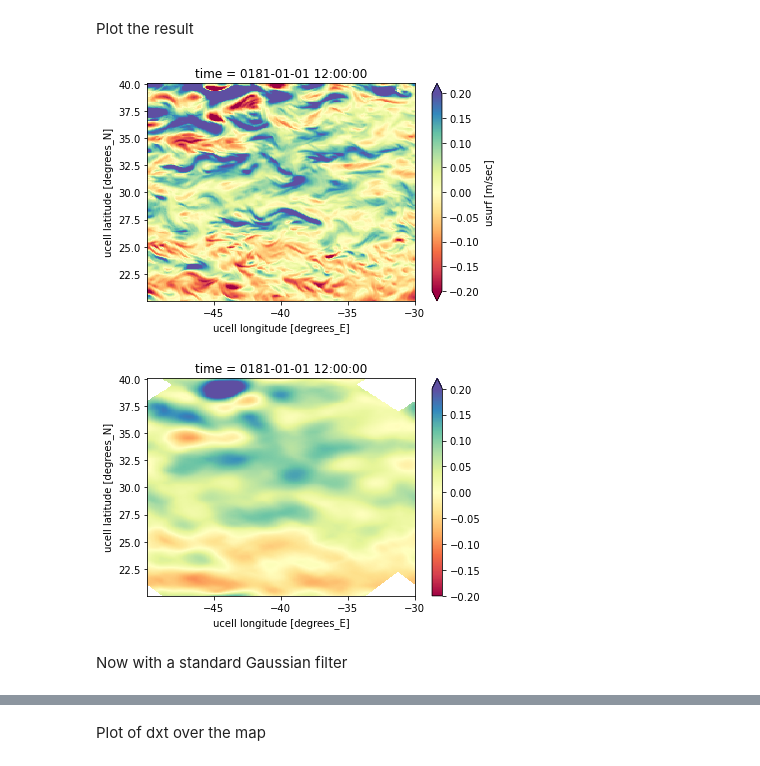
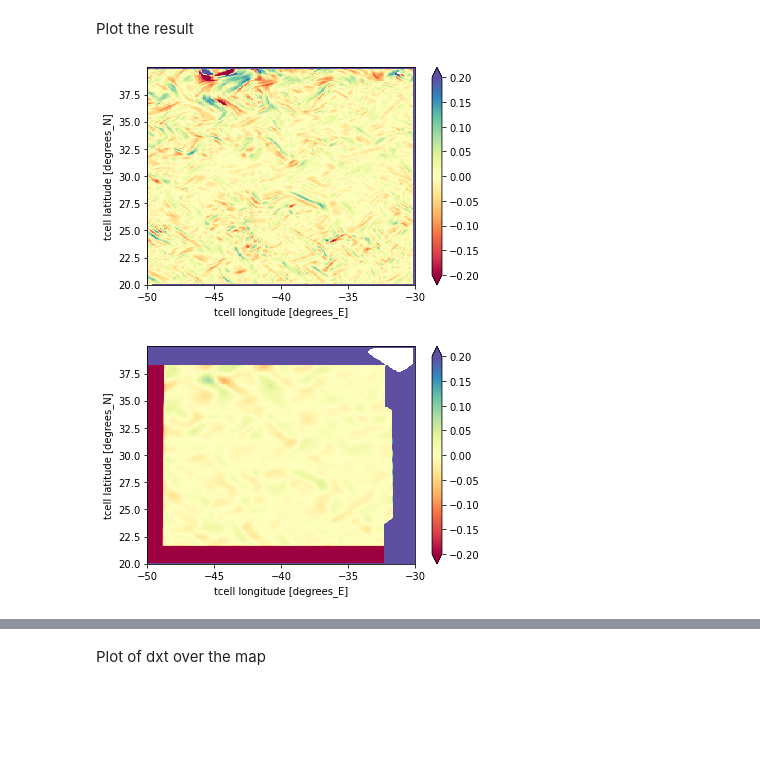
Before and after one commit to ocean-eddy-cpt/gcm-filters, a Jupyter notebook: mom5_example/compare_filters.ipynb, the cells around one changed output, grey strips where cells are left out. Saved outputs shown, nothing was run; the diff lists cells and outputs as text; code cells hidden in the pictures; blank space fills up the shorter version.

```diff
--- a/mom5_example/compare_filters.ipynb
+++ b/mom5_example/compare_filters.ipynb
@@ -26,9 +26,14 @@ plt_args = dict(vmin=vmin, vmax=vmax, cmap=cmap)
 Read the data from North Atlantic
 # %%
 from read_data import read_data
+data_location = '/media/arthur/DATA/Data sets/CM2.6'
+grid_filename = 'grid_dataforeli'
+uv_filename = 'uv_dataforeli'
 
-grid_data, data = read_data("/scratch/ag7531/shareElizabeth/","uv_dataforeli","grid_dataforeli")
+grid_data, data = read_data(data_location, uv_filename, grid_filename)
 grid_data = grid_data.compute().reset_coords()
+data_saved = data
+grid_data_save = grid_data
 
 data = data['usurf'].isel(time=0).sel(xu_ocean=slice(-50, -30),
                                       yu_ocean=slice(20, 40)).compute()
@@ -84,0 +75,20 @@ FilterSpec(n_lap_steps=20, s_l=array([1.61872545e-08, 2.41626525e-08, 3.57919245
+# %%
+dx_min = np.min(grid_data['dxt'].values)
+mom5_filterU = filter.Filter(1e5, dx_min=dx_min,
+                                 filter_shape=filter.FilterShape.GAUSSIAN,
+                                 grid_vars=grid_data,
+                                 grid_type=GridType.MOM5U)
+
+grid_dataT = grid_data_save[['dxt', 'dyt', 'dxu', 'dyu', 'area_t']]
+grid_dataT['dxu'] = grid_dataT['dxu'].interp(dict(xu_ocean=grid_dataT.xt_ocean,
+                                  yu_ocean=grid_dataT.yt_ocean), method='nearest')
+grid_dataT['dyu'] = grid_dataT['dyu'].interp(dict(xu_ocean=grid_dataT.xt_ocean,
+                                  yu_ocean=grid_dataT.yt_ocean), method='nearest')
+grid_dataT = grid_dataT.sel(xt_ocean=slice(-50, -30), yt_ocean=slice(20, 40))
+del grid_dataT['xu_ocean']
+del grid_dataT['yu_ocean']
+
+mom5_filterT = filter.Filter(1e5, dx_min=dx_min,
+                                 filter_shape=filter.FilterShape.GAUSSIAN,
+                                 grid_vars=grid_dataT,
+                                 grid_type=GridType.MOM5T)
@@ -84,0 +97,9 @@ FilterSpec(n_lap_steps=20, s_l=array([1.61872545e-08, 2.41626525e-08, 3.57919245
+# %%
+data = data_saved.sel(xu_ocean=slice(-50, -30), yu_ocean=slice(20, 40))
+data = data.isel(time=0)
+grid_data = grid_data_save
+grid_data = grid_data[['dxt', 'dyt', 'dxu', 'dyu', 'area_u']]
+grid_data = grid_data.sel(xu_ocean=slice(-50, -30), yu_ocean=slice(20, 40))
+grid_data = grid_data.sel(xt_ocean=slice(-50, -30), yt_ocean=slice(20, 40))
+
+vorticity = compute_vorticity(data, grid_data)
@@ -89,13 +128,14 @@ filtered_data = mom5_filter.apply(data, dims=['yu_ocean', 'xu_ocean'])
+# %%
+filtered_vorticity = mom5_filterT.apply(vorticity, dims=['yt_ocean',
+                                                         'xt_ocean'])
 # %% [markdown]
 Plot the result
 # %%
 plt.figure()
-data.plot(**plt_args)
+vorticity.plot(**plt_args)
 plt.figure()
-filtered_data.plot(**plt_args)
+filtered_vorticity.plot(**plt_args)
 plt.show()
 # %% [output]
-[figure, old version]
+[figure, new version]
-[figure, old version]
+[figure, new version]
-# %% [markdown]
-Now with a standard Gaussian filter
```
Also changed, not shown: parts of 12 cells of this notebook.
